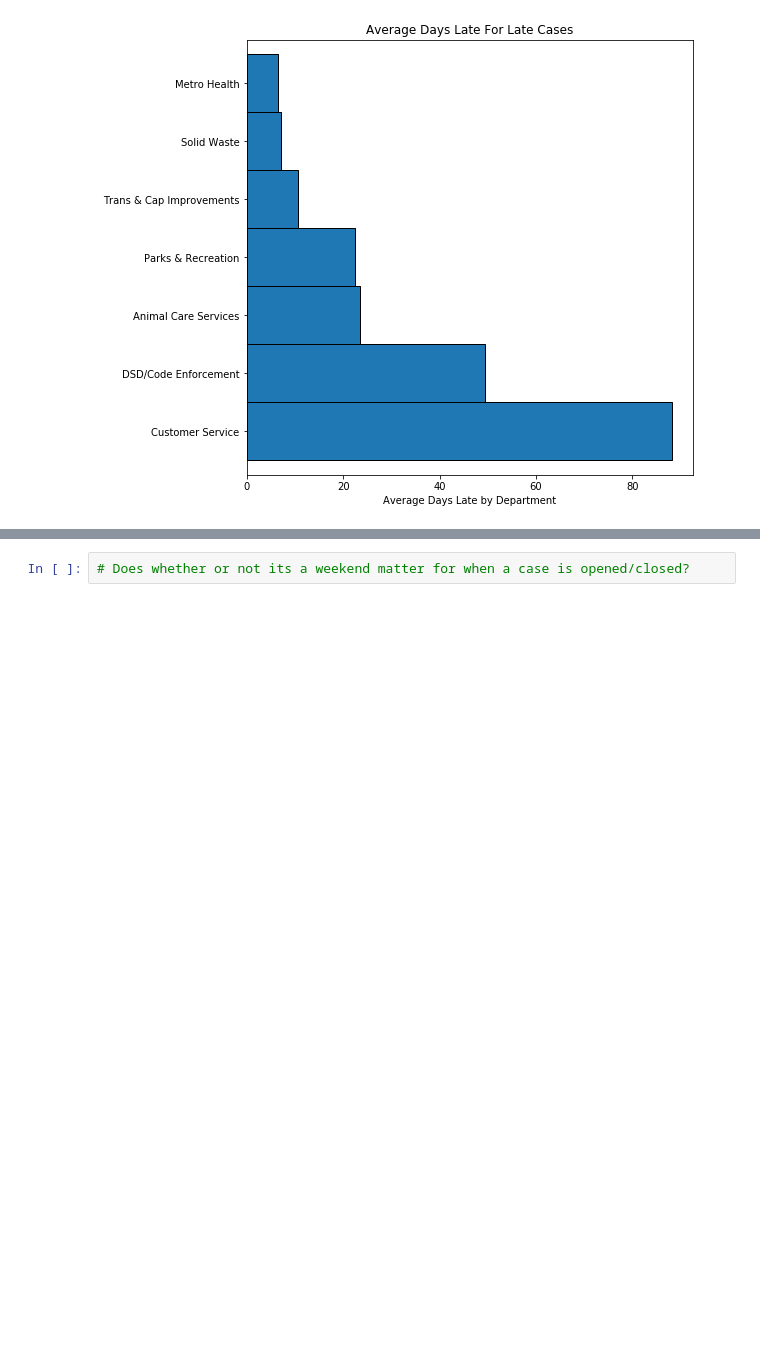
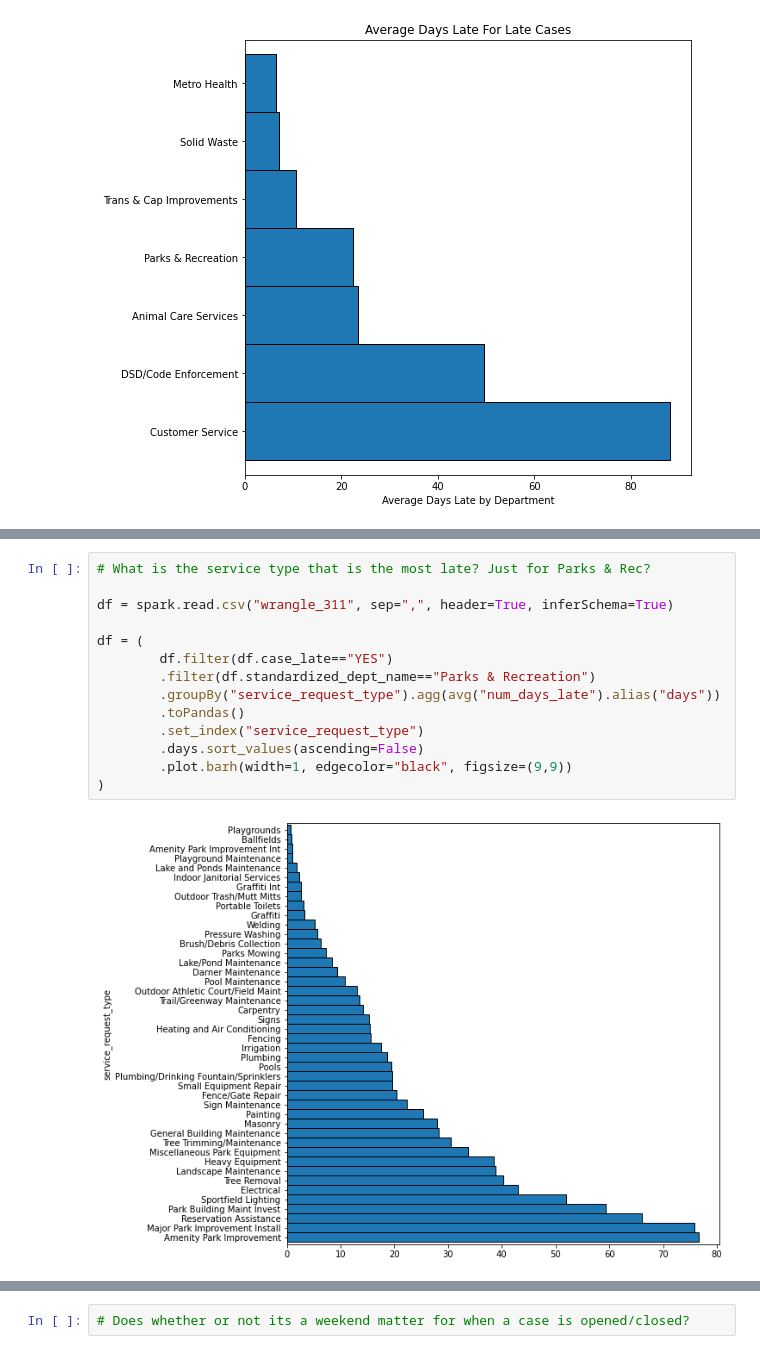
Before and after one commit to Johndsalas/coding_practice, a Jupyter notebook: sparky_exploration.ipynb, the cells around one changed output, grey strips where cells are left out. Drawn from its saved outputs; the diff is of its cells as text; blank space fills up the shorter version.

Commit message:
added to spark.explore

```diff
--- a/sparky_exploration.ipynb
+++ b/sparky_exploration.ipynb
@@ -158,0 +187,16 @@ Text(0.5, 1.0, 'Average Days Late For Late Cases')
+# %%
+# What is the service type that is the most late? Just for Parks & Rec?
+
+df = spark.read.csv("wrangle_311", sep=",", header=True, inferSchema=True)
+
+df = (
+        df.filter(df.case_late=="YES")
+        .filter(df.standardized_dept_name=="Parks & Recreation")
+        .groupBy("service_request_type").agg(avg("num_days_late").alias("days"))
+        .toPandas()
+        .set_index("service_request_type")
+        .days.sort_values(ascending=False)
+        .plot.barh(width=1, edgecolor="black", figsize=(9,9))
+)
+# %% [output]
+[figure, added]
```
Also changed, not shown: parts of 6 cells of this notebook.
